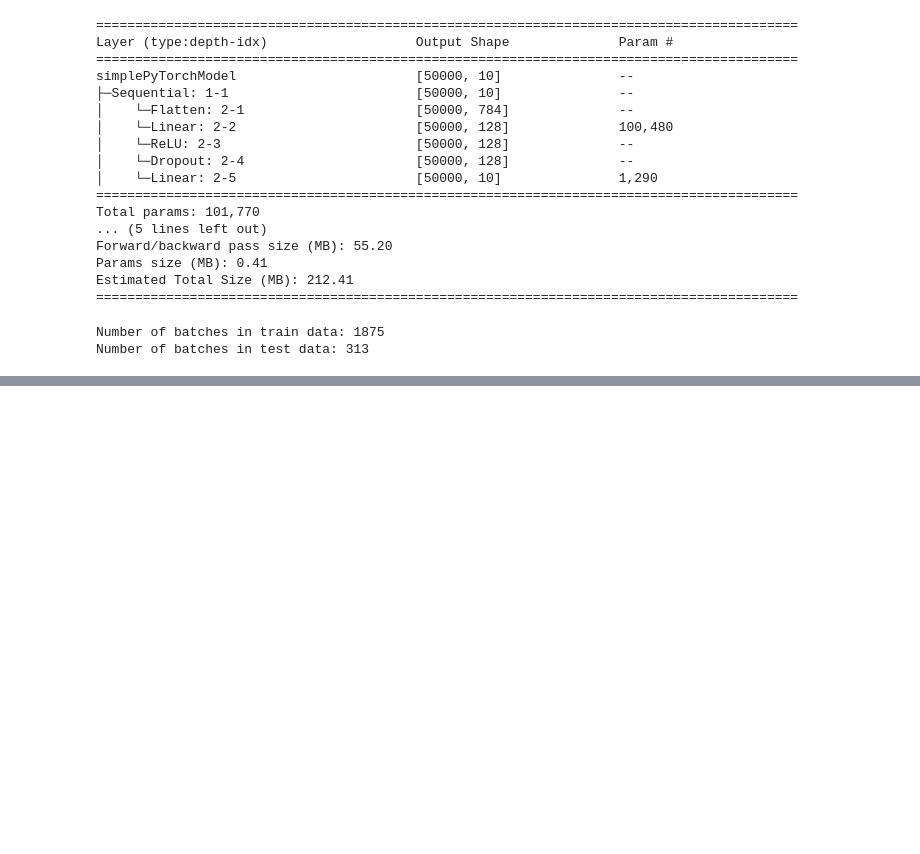
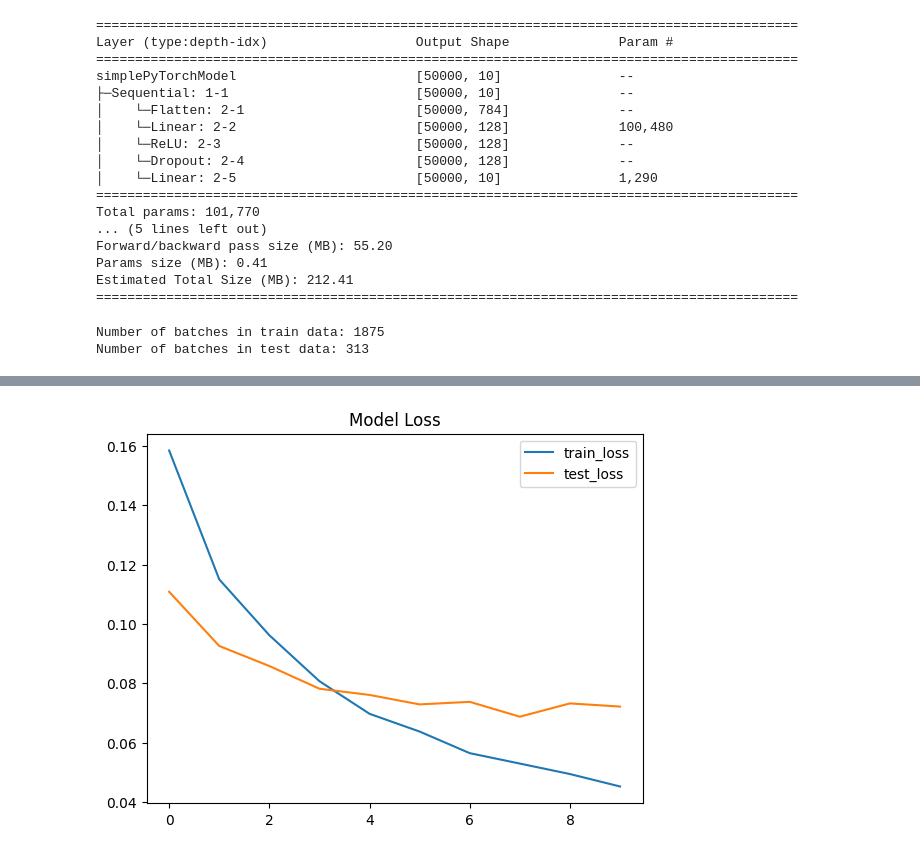
Before and after one commit to JohnYCLam/MachineLearning, a Jupyter notebook: TensorFlow_and_PyTorch_ANN.ipynb, the cells around one changed output, grey strips where cells are left out. Cells and saved outputs as stored; diff of their text form; code cells hidden in the pictures; blank space fills up the shorter version.

```diff
--- a/TensorFlow_and_PyTorch_ANN.ipynb
+++ b/TensorFlow_and_PyTorch_ANN.ipynb
@@ -400,0 +451,10 @@ Total Time: 184.1803
+# %%
+fig, ax = plt.subplots()
+results['train_loss'] = [loss.detach().numpy() for loss in results['train_loss']]
+ax.plot(results['train_loss'], label = 'train_loss')
+ax.plot(results['test_loss'], label = 'test_loss')
+ax.set_title('Model Loss')
+ax.legend()
+plt.show()
+# %% [output]
+[figure, added]
```
Also changed, not shown: parts of 6 cells of this notebook.
